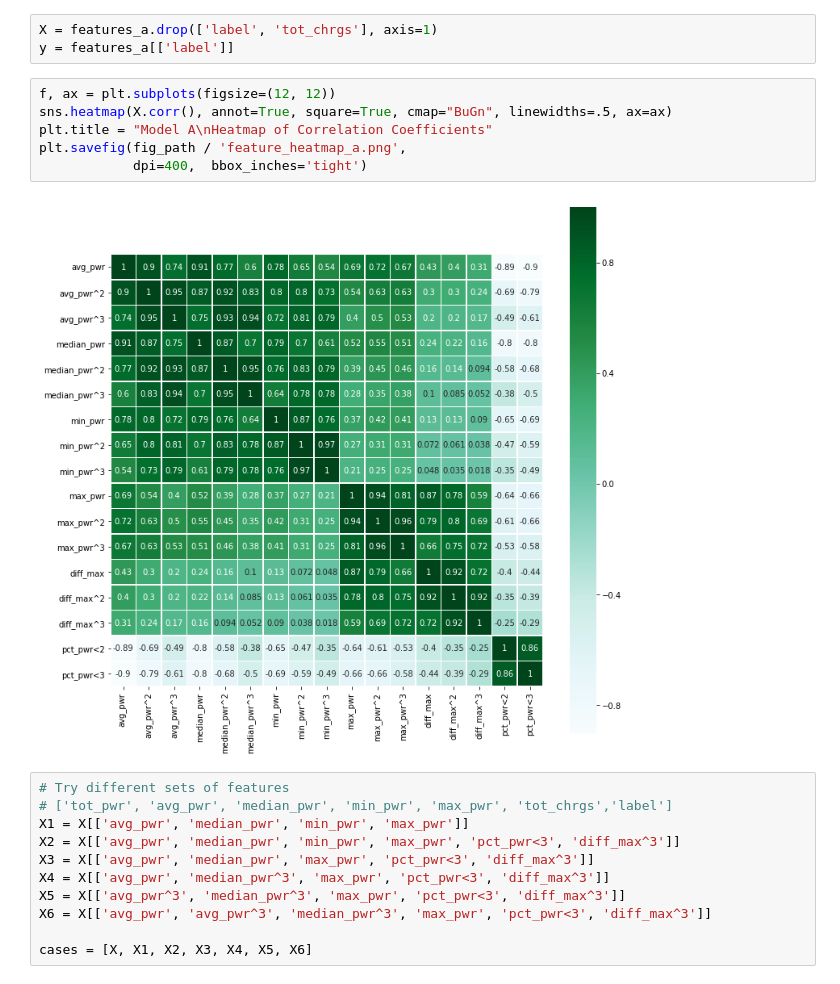
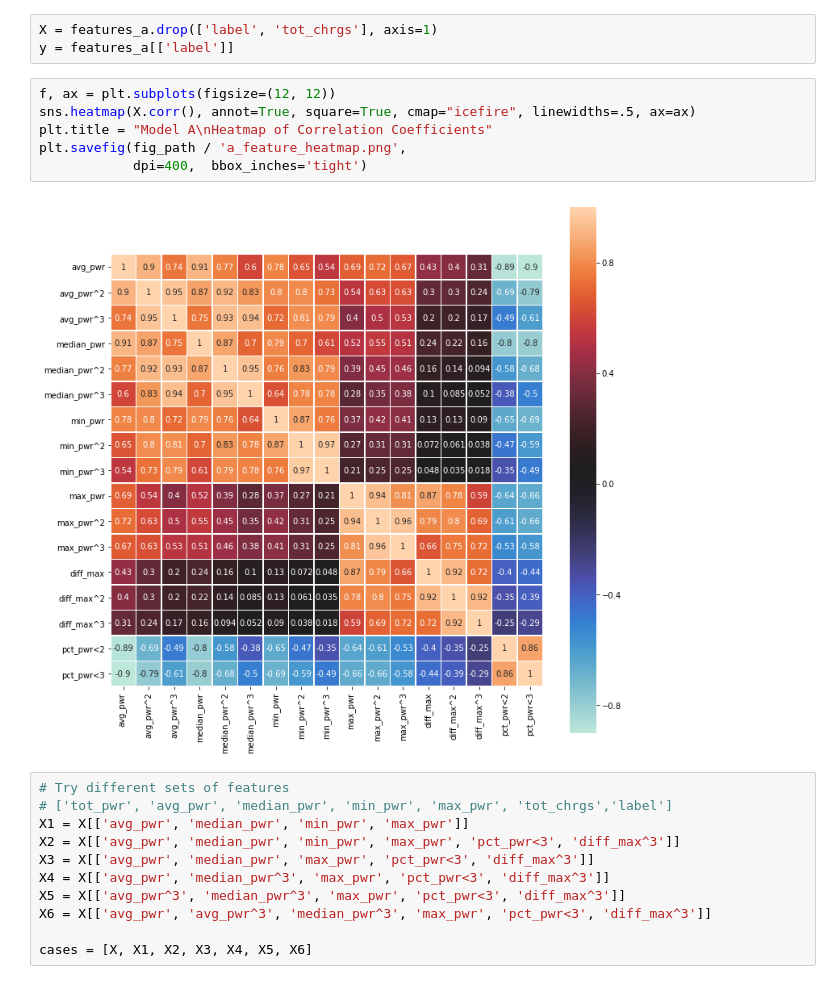
Before and after one commit to AndreaKeane/electric-vehicle-detection, a Jupyter notebook: part_a/a_feature_evaluation.ipynb, the cells around one changed output. Cells and saved outputs as stored; diff of their text form.

```diff
--- a/part_a/a_feature_evaluation.ipynb
+++ b/part_a/a_feature_evaluation.ipynb
@@ -82,12 +85,12 @@ X = features_a.drop(['label', 'tot_chrgs'], axis=1)
 y = features_a[['label']]
 # %%
 f, ax = plt.subplots(figsize=(12, 12))
-sns.heatmap(X.corr(), annot=True, square=True, cmap="BuGn", linewidths=.5, ax=ax)
+sns.heatmap(X.corr(), annot=True, square=True, cmap="icefire", linewidths=.5, ax=ax)
 plt.title = "Model A\nHeatmap of Correlation Coefficients"
-plt.savefig(fig_path / 'feature_heatmap_a.png',
+plt.savefig(fig_path / 'a_feature_heatmap.png',
             dpi=400,  bbox_inches='tight')
 # %% [output]
-[figure, old version]
+[figure, new version]
 # %%
 # Try different sets of features
 # ['tot_pwr', 'avg_pwr', 'median_pwr', 'min_pwr', 'max_pwr', 'tot_chrgs','label']
```
Also changed, not shown: parts of 1 cell of this notebook, 9 other files.
